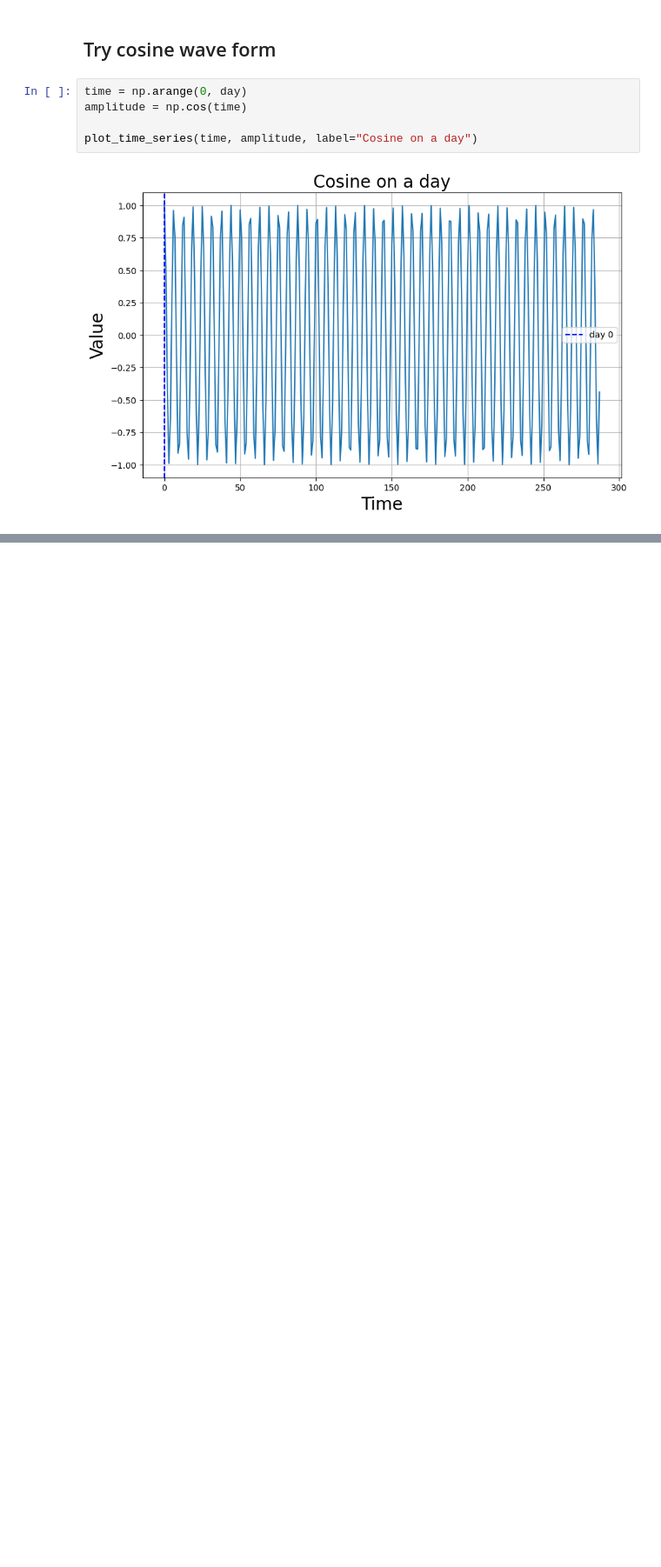
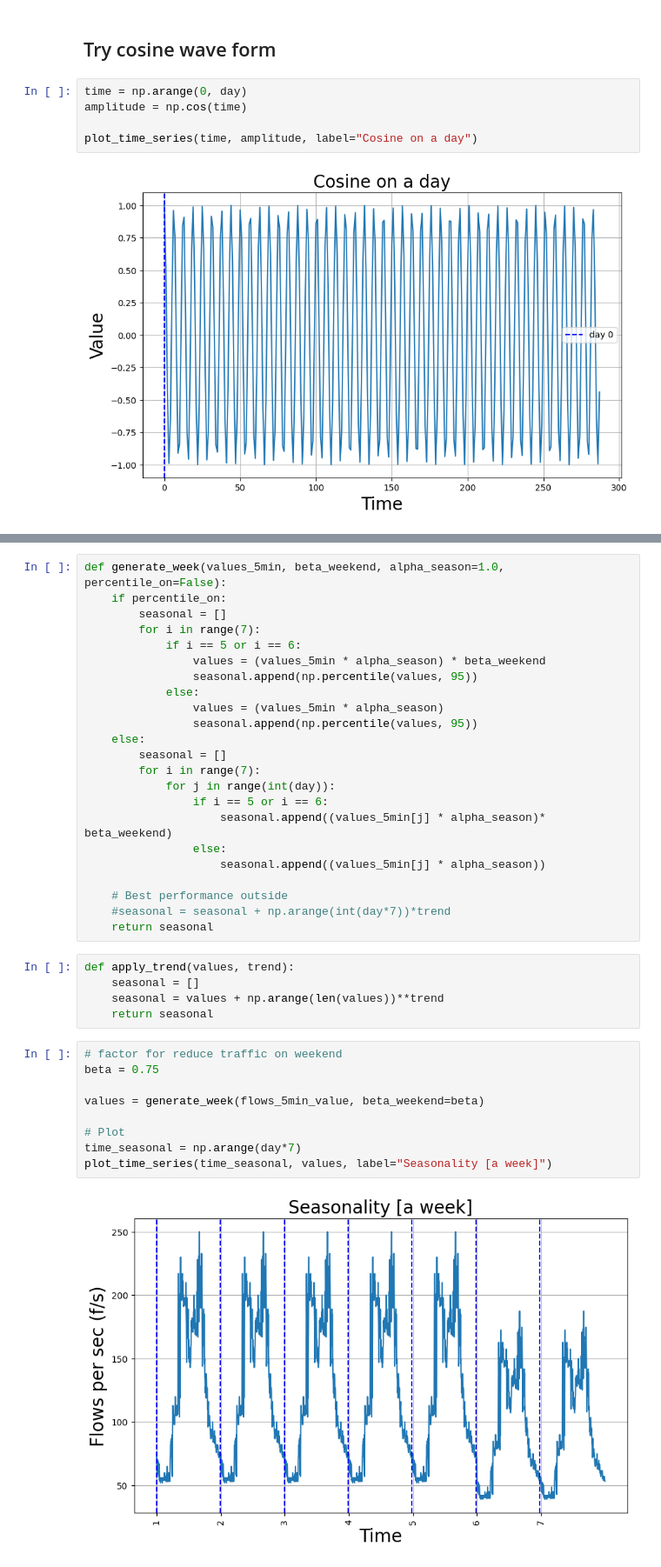
Before and after one commit to Raniita/traffic-forecast, a Jupyter notebook: notebooks/synthetic_data_linkcount.ipynb, the cells around one changed output, grey strips where cells are left out. Shown at 87% size. Drawn from its saved outputs; the diff is of its cells as text; blank space fills up the shorter version.

```diff
--- a/notebooks/synthetic_data_linkcount.ipynb
+++ b/notebooks/synthetic_data_linkcount.ipynb
@@ -132,0 +184,39 @@ No artists with labels found to put in legend.  Note that artists whose label st
+# %%
+def generate_week(values_5min, beta_weekend, alpha_season=1.0, percentile_on=False):
+    if percentile_on:
+        seasonal = []
+        for i in range(7):
+            if i == 5 or i == 6:
+                values = (values_5min * alpha_season) * beta_weekend
+                seasonal.append(np.percentile(values, 95))
+            else:
+                values = (values_5min * alpha_season)
+                seasonal.append(np.percentile(values, 95))
+    else:
+        seasonal = []
+        for i in range(7):
+            for j in range(int(day)):
+                if i == 5 or i == 6:
+                    seasonal.append((values_5min[j] * alpha_season)* beta_weekend)
+                else:
+                    seasonal.append((values_5min[j] * alpha_season))
+
+    # Best performance outside
+    #seasonal = seasonal + np.arange(int(day*7))*trend
+    return seasonal
+# %%
+def apply_trend(values, trend):
+    seasonal = []
+    seasonal = values + np.arange(len(values))**trend
+    return seasonal
+# %%
+# factor for reduce traffic on weekend
+beta = 0.75
+
+values = generate_week(flows_5min_value, beta_weekend=beta)
+
+# Plot
+time_seasonal = np.arange(day*7)
+plot_time_series(time_seasonal, values, label="Seasonality [a week]")
+# %% [output]
+[figure, added]
```
Also changed, not shown: parts of 20 cells of this notebook, 2 other files.
